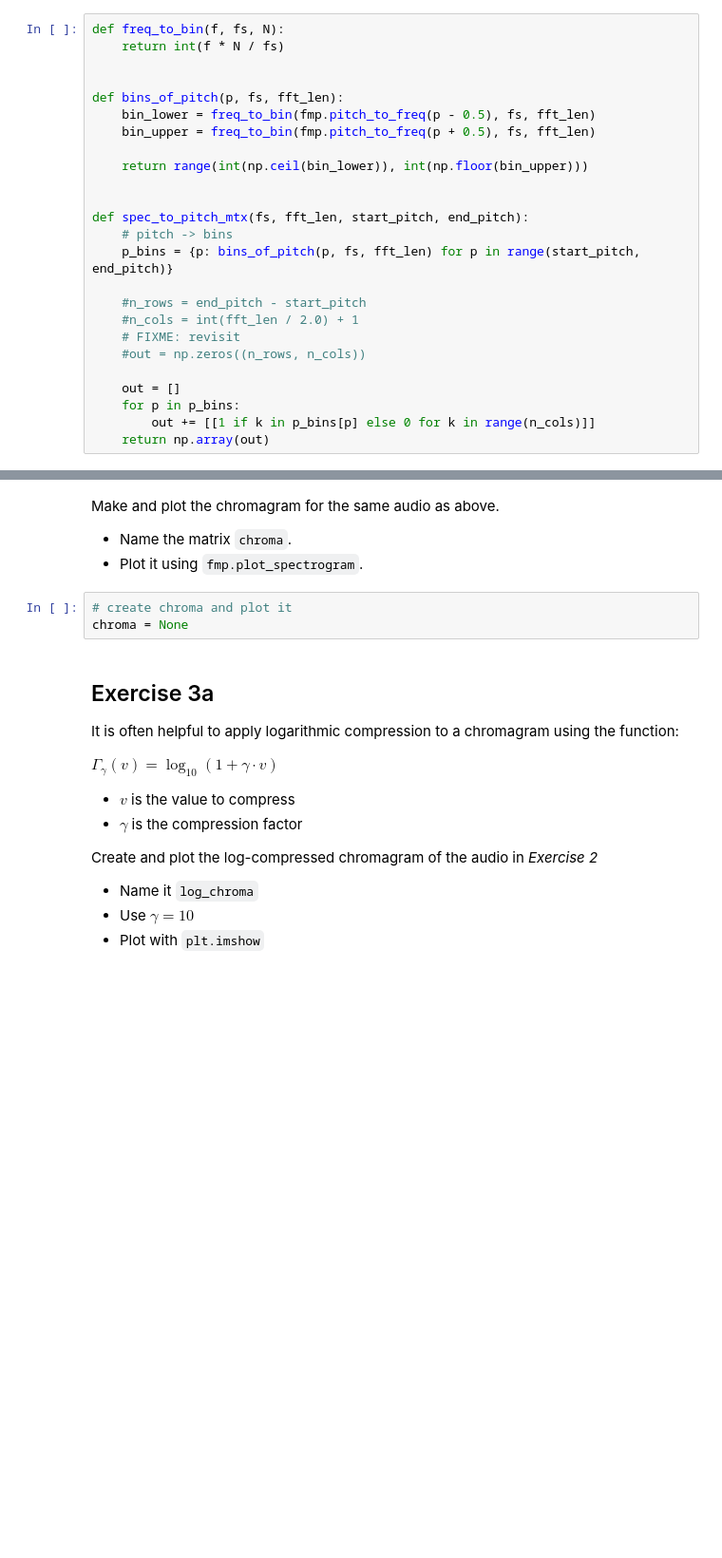
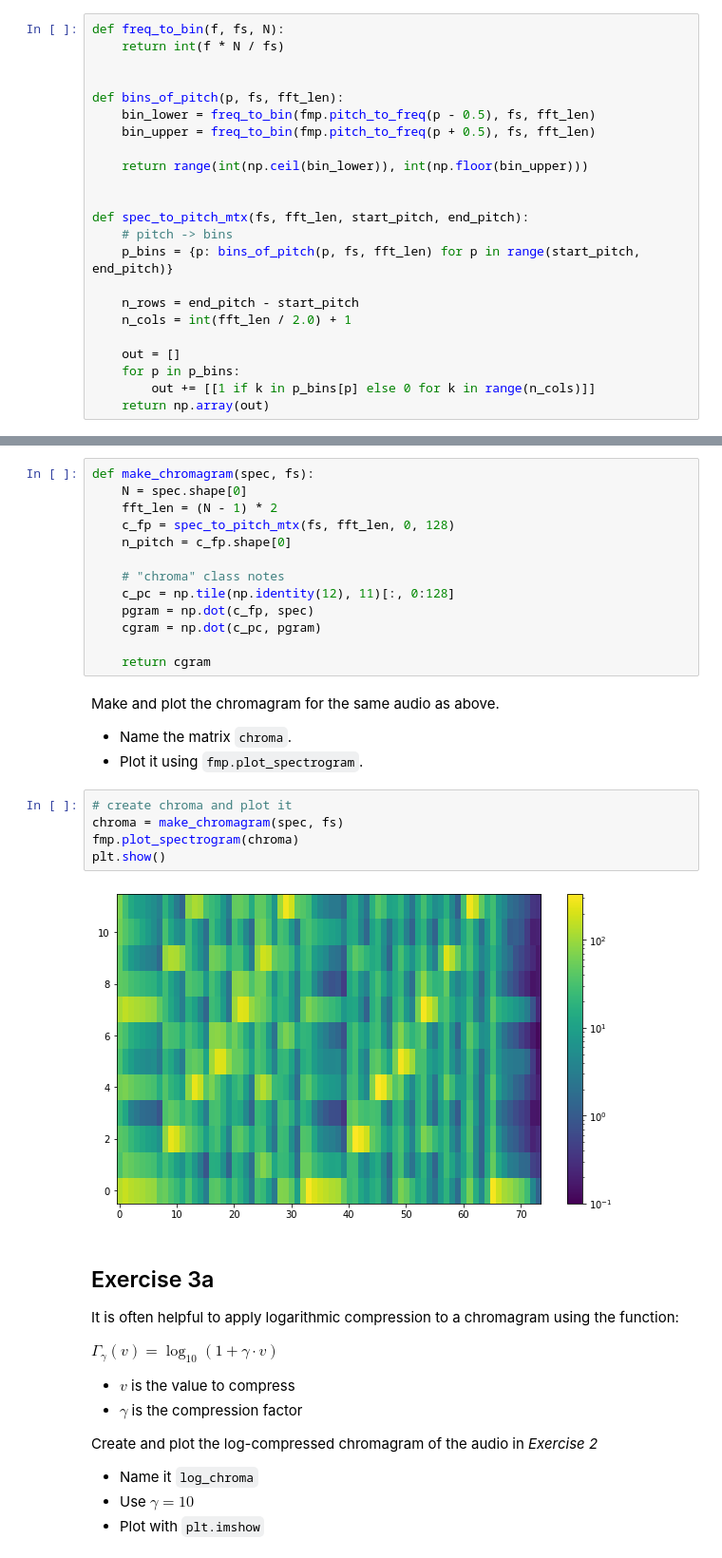
Before and after one commit to jmftrindade/digital_music_processing, a Jupyter notebook: 4_chroma/pset4.ipynb, the cells around one changed output, grey strips where cells are left out. Shown at 95% size. Drawn from its saved outputs; the diff is of its cells as text; blank space fills up the shorter version.

```diff
--- a/4_chroma/pset4.ipynb
+++ b/4_chroma/pset4.ipynb
@@ -54,10 +54,8 @@ def spec_to_pitch_mtx(fs, fft_len, start_pitch, end_pitch):
     # pitch -> bins
     p_bins = {p: bins_of_pitch(p, fs, fft_len) for p in range(start_pitch, end_pitch)}
 
-    #n_rows = end_pitch - start_pitch
-    #n_cols = int(fft_len / 2.0) + 1
-    # FIXME: revisit
-    #out = np.zeros((n_rows, n_cols))
+    n_rows = end_pitch - start_pitch
+    n_cols = int(fft_len / 2.0) + 1
 
     out = []
     for p in p_bins:
@@ -138,10 +133,27 @@ def make_chromagram(spec, fs):
+# %%
+def make_chromagram(spec, fs):
+    N = spec.shape[0]
+    fft_len = (N - 1) * 2
+    c_fp = spec_to_pitch_mtx(fs, fft_len, 0, 128)
+    n_pitch = c_fp.shape[0]
+
+    # "chroma" class notes
+    c_pc = np.tile(np.identity(12), 11)[:, 0:128]
+    pgram = np.dot(c_fp, spec)
+    cgram = np.dot(c_pc, pgram)
+
+    return cgram
 # %% [markdown]
 Make and plot the chromagram for the same audio as above.
 - Name the matrix `chroma`.
 - Plot it using `fmp.plot_spectrogram`.
 # %%
 # create chroma and plot it
-chroma = None
+chroma = make_chromagram(spec, fs)
+fmp.plot_spectrogram(chroma)
+plt.show()
+# %% [output]
+[figure, added]
 # %% [markdown]
 ## Exercise 3a
 
```
Also changed, not shown: parts of 3 cells of this notebook.
